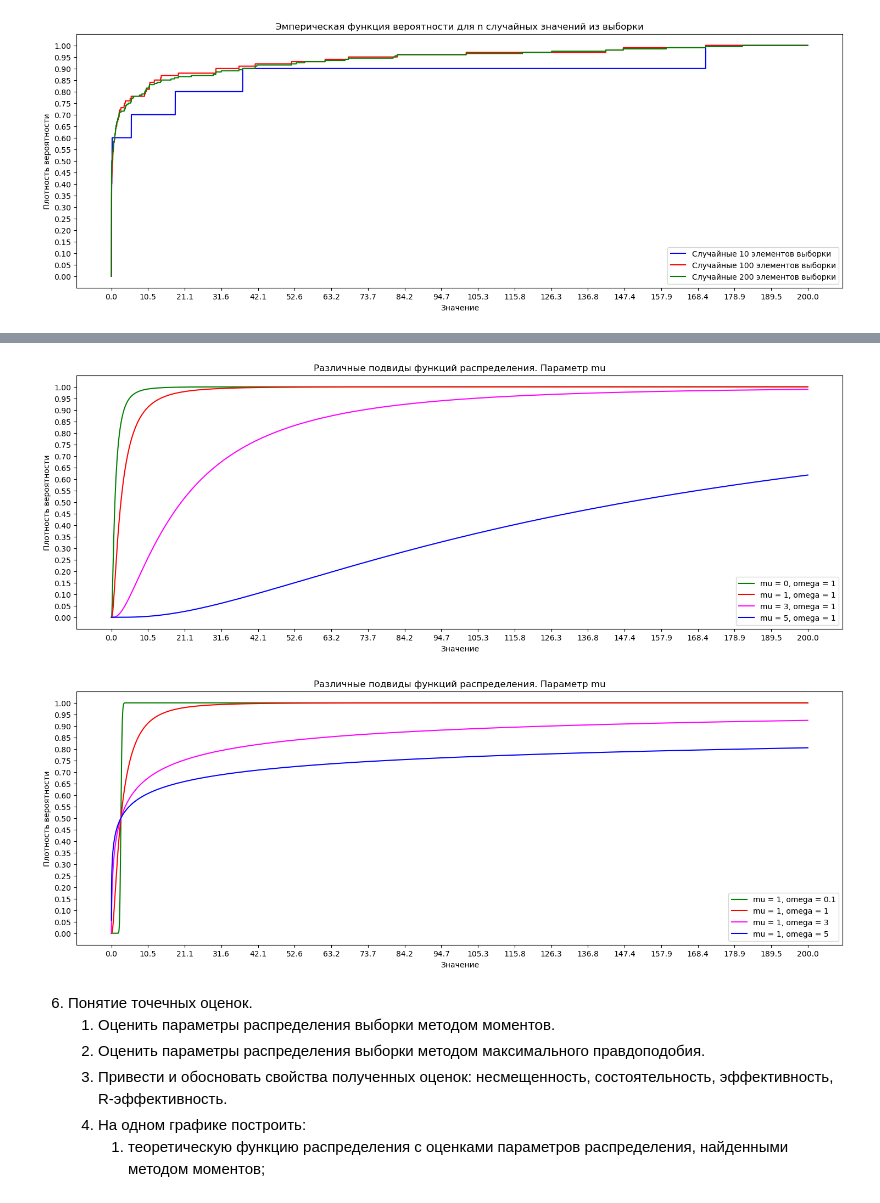
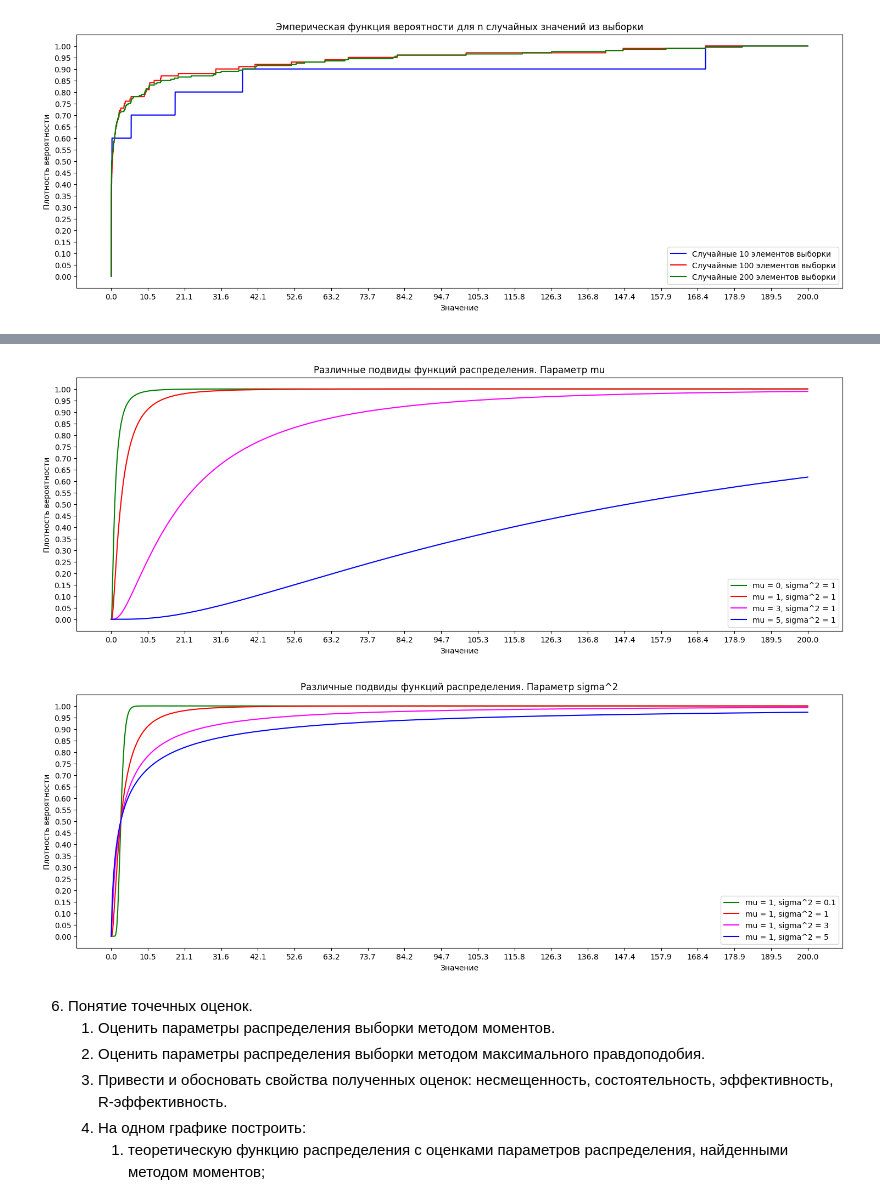
Before and after one commit to Numillyash/matstat-coursework, a Jupyter notebook: lognorm.ipynb, the cells around one changed output, grey strips where cells are left out. Cells and saved outputs as stored; diff of their text form; code cells hidden in the pictures.

```diff
--- a/lognorm.ipynb
+++ b/lognorm.ipynb
@@ -305,28 +326,23 @@ plt.show()
 # теоретическая функция вероятности
 import scipy as scp
 
-def F_real(x, mu, sco, bias = 0):
-    res = 1/2 + (scp.special.erf((np.log(x-bias)-mu)/(sco*(2**0.5))))/2
+def F_real(x, mu, sigma_square, bias = 0):
+    res = 1/2 + (scp.special.erf((np.log(x+0.000001-bias)-mu)/((sigma_square**0.5)*(2**0.5))))/2
     return res
 
-mu = 0
-sco = 5.5
-Y_real = [F_real(x, mu, sco) for x in X]
-
-# bias = 8.9
-# X_biased = np.linspace(0.001+bias+left_border,right_border, num=10000)
-# Y_real_biased = [F_real(x, mu, sco, bias) for x in X_biased]
-
+mu = -0
+sigma_square = 5.5
+Y_real = [F_real(x, mu, sigma_square) for x in X]
 Y_read = [f_hat(a, classedUnbiasedData) for a in X]
 
 fig, ax = plt.subplots(figsize=(18, 6))
 ax.plot(X, Y_real, color='green', label=f'Real function')
 ax.plot(X, Y_read, color='red', label=f'{classedUnbiasedData.dataName}')
-# ax.plot(X_biased, Y_real_biased, color='blue', label=f'Real biassed function')
+
 # Настройка внешнего вида графика
 ax.set_xlabel('Значение')
 ax.set_ylabel('Плотность вероятности')
-ax.set_title(f'Реальная функция вероятности для логнормального распределения с параметрами mu = {mu}, omega = {sco}')
+ax.set_title(f'Реальная функция вероятности для логнормального распределения с параметрами mu = {mu}, sigma^2 = {sigma_square}')
 ax.set_xticks(xt)
 ax.set_yticks(yt)
 ax.legend()
@@ -359,54 +375,54 @@ print((1 + int(np.log2(classedRandData_200.range))))
 8
 # %%
 mu = 0
-sco = 1
-Y_real_0 = [F_real(x, 0, sco) for x in X]
-Y_real_1 = [F_real(x, 1, sco) for x in X]
-Y_real_3 = [F_real(x, 3, sco) for x in X]
-Y_real_5 = [F_real(x, 5, sco) for x in X]
+sigma_square = 1
+Y_real_0 = [F_real(x, 0, sigma_square) for x in X]
+Y_real_1 = [F_real(x, 1, sigma_square) for x in X]
+Y_real_3 = [F_real(x, 3, sigma_square) for x in X]
+Y_real_5 = [F_real(x, 5, sigma_square) for x in X]
 
 fig, ax = plt.subplots(figsize=(18, 6))
-ax.plot(X, Y_real_0, color='green', label=f'mu = 0, omega = 1')
-ax.plot(X, Y_real_1, color='red', label=f'mu = 1, omega = 1')
-ax.plot(X, Y_real_3, color='magenta', label=f'mu = 3, omega = 1')
-ax.plot(X, Y_real_5, color='blue', label=f'mu = 5, omega = 1')
+ax.plot(X, Y_real_0, color='green', label=f'mu = 0, sigma^2 = 1')
+ax.plot(X, Y_real_1, color='red', label=f'mu = 1, sigma^2 = 1')
+ax.plot(X, Y_real_3, color='magenta', label=f'mu = 3, sigma^2 = 1')
+ax.plot(X, Y_real_5, color='blue', label=f'mu = 5, sigma^2 = 1')
 # ax.plot(X_biased, Y_real_biased, color='blue', label=f'Real biassed function')
 # Настройка внешнего вида графика
 ax.set_xlabel('Значение')
 ax.set_ylabel('Плотность вероятности')
 ax.set_title(f'Различные подвиды функций распределения. Параметр mu')
 ax.set_xticks(xt)
 ax.set_yticks(yt)
 ax.legend()
 
 # Вывод графика на экран
 plt.show()
 
 mu = 1
 Y_real_0 = [F_real(x, 1, 0.1) for x in X]
 Y_real_1 = [F_real(x, 1, 1) for x in X]
 Y_real_3 = [F_real(x, 1, 3) for x in X]
 Y_real_5 = [F_real(x, 1, 5) for x in X]
 
 fig, ax = plt.subplots(figsize=(18, 6))
-ax.plot(X, Y_real_0, color='green', label=f'mu = 1, omega = 0.1')
-ax.plot(X, Y_real_1, color='red', label=f'mu = 1, omega = 1')
-ax.plot(X, Y_real_3, color='magenta', label=f'mu = 1, omega = 3')
-ax.plot(X, Y_real_5, color='blue', label=f'mu = 1, omega = 5')
+ax.plot(X, Y_real_0, color='green', label=f'mu = 1, sigma^2 = 0.1')
+ax.plot(X, Y_real_1, color='red', label=f'mu = 1, sigma^2 = 1')
+ax.plot(X, Y_real_3, color='magenta', label=f'mu = 1, sigma^2 = 3')
+ax.plot(X, Y_real_5, color='blue', label=f'mu = 1, sigma^2 = 5')
 # ax.plot(X_biased, Y_real_biased, color='blue', label=f'Real biassed function')
 # Настройка внешнего вида графика
 ax.set_xlabel('Значение')
 ax.set_ylabel('Плотность вероятности')
-ax.set_title(f'Различные подвиды функций распределения. Параметр mu')
+ax.set_title(f'Различные подвиды функций распределения. Параметр sigma^2')
 ax.set_xticks(xt)
 ax.set_yticks(yt)
 ax.legend()
 
 # Вывод графика на экран
 plt.show()
 # %% [output]
-[figure, old version]
+[figure, new version]
-[figure, old version]
+[figure, new version]
 # %% [markdown]
 6. Понятие точечных оценок.
     1. Оценить параметры распределения выборки методом моментов.
```
Also changed, not shown: parts of 13 cells of this notebook.
